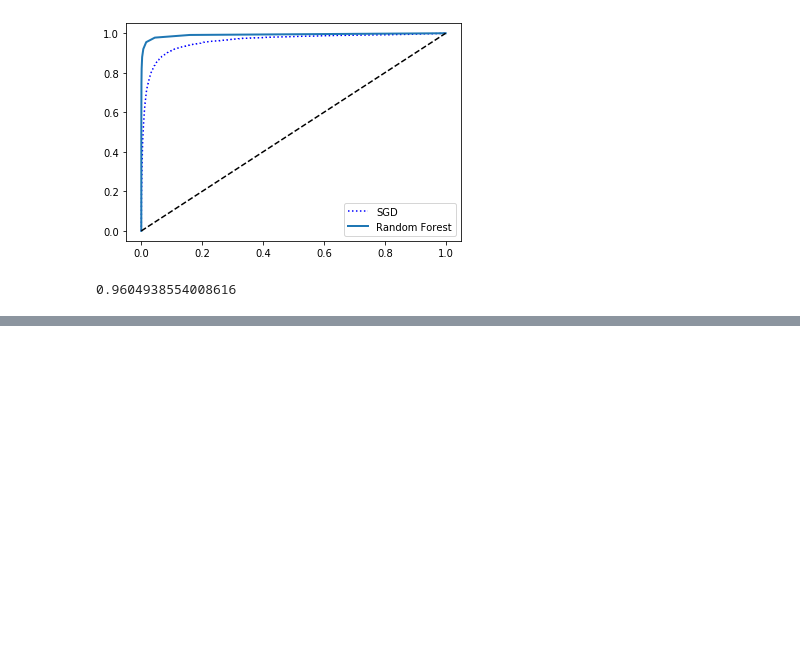
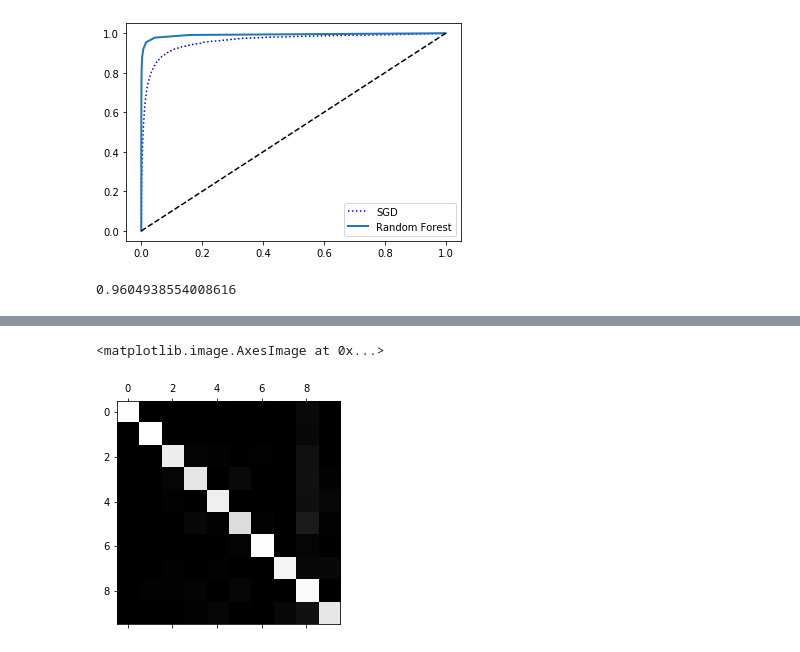
Before and after one commit to ahmer09/Machine_Learning, a Jupyter notebook: Classification.ipynb, the cells around one changed output, grey strips where cells are left out. Cells and saved outputs as stored; diff of their text form; code cells hidden in the pictures; blank space fills up the shorter version.

```diff
--- a/Classification.ipynb
+++ b/Classification.ipynb
@@ -170,0 +271,9 @@ roc_auc_score(y_train_5, y_scores)
+# %%
+#For plotting errors, we first divide each value in conf_mat with images represented by the classes, so we can compare error
+#rates instead of absolute errors
+rows_sum = conf_mat.sum(axis=1, keepdims=True)
+norm_conf_mx = conf_mat / rows_sum
+plt.matshow(norm_conf_mx, cmap=plt.cm.gray)
+# %% [output]
+<matplotlib.image.AxesImage at 0x...>
+[figure, added]
```
Also changed, not shown: parts of 27 cells of this notebook.
